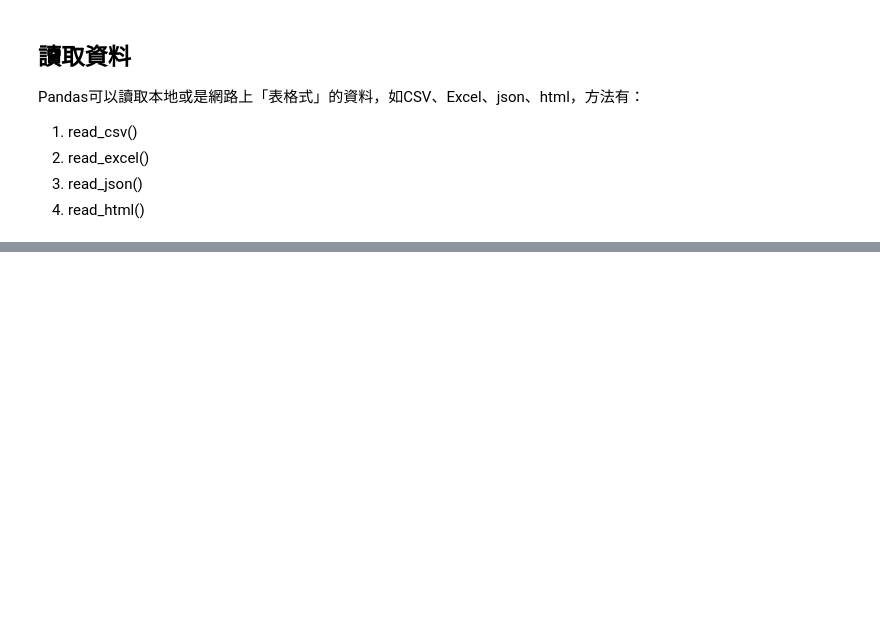
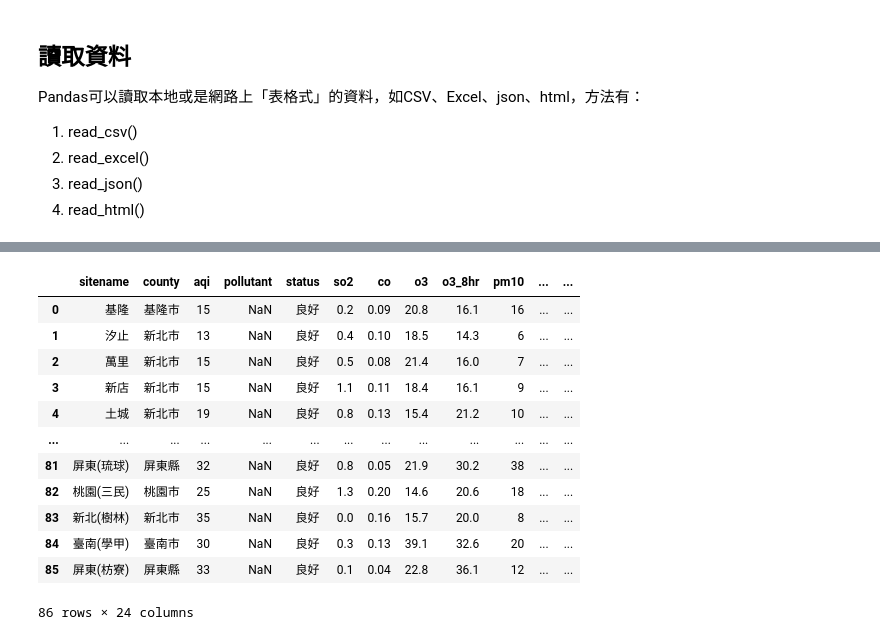
Before and after one commit to ss1111119/Myfirstproject, a Jupyter notebook: 20220823.ipynb, the cells around one changed output, grey strips where cells are left out. Saved outputs shown, nothing was run; the diff lists cells and outputs as text; code cells hidden in the pictures; blank space fills up the shorter version.

```diff
--- a/20220823.ipynb
+++ b/20220823.ipynb
@@ -216,0 +250,23 @@ Pandas可以讀取本地或是網路上「表格式」的資料，如CSV、Excel
+# %%
+# 讀取網路上的CSV檔
+import pandas as pd
+# 空氣品質指標(AQI) https://data.gov.tw/dataset/40448
+# https://data.epa.gov.tw/api/v1/aqx_p_432?limit=1000&api_key=9be7b239-557b-4c10-9775-78cadfc555e9&sort=ImportDate%20desc&format=csv
+
+url = "https://data.epa.gov.tw/api/v2/aqx_p_432?format=csv&api_key="
+df = pd.read_csv(url)
+df
+# %% [output]
+|  | sitename | county | aqi | pollutant | status | so2 | co | o3 | o3_8hr | pm10 | ... | ... |
+| 0 | 基隆 | 基隆市 | 15 | NaN | 良好 | 0.2 | 0.09 | 20.8 | 16.1 | 16 | ... | ... |
+| 1 | 汐止 | 新北市 | 13 | NaN | 良好 | 0.4 | 0.10 | 18.5 | 14.3 | 6 | ... | ... |
+| 2 | 萬里 | 新北市 | 15 | NaN | 良好 | 0.5 | 0.08 | 21.4 | 16.0 | 7 | ... | ... |
+| 3 | 新店 | 新北市 | 15 | NaN | 良好 | 1.1 | 0.11 | 18.4 | 16.1 | 9 | ... | ... |
+| 4 | 土城 | 新北市 | 19 | NaN | 良好 | 0.8 | 0.13 | 15.4 | 21.2 | 10 | ... | ... |
+| ... | ... | ... | ... | ... | ... | ... | ... | ... | ... | ... | ... | ... |
+| 81 | 屏東(琉球) | 屏東縣 | 32 | NaN | 良好 | 0.8 | 0.05 | 21.9 | 30.2 | 38 | ... | ... |
+| 82 | 桃園(三民) | 桃園市 | 25 | NaN | 良好 | 1.3 | 0.20 | 14.6 | 20.6 | 18 | ... | ... |
+| 83 | 新北(樹林) | 新北市 | 35 | NaN | 良好 | 0.0 | 0.16 | 15.7 | 20.0 | 8 | ... | ... |
+| 84 | 臺南(學甲) | 臺南市 | 30 | NaN | 良好 | 0.3 | 0.13 | 39.1 | 32.6 | 20 | ... | ... |
+| 85 | 屏東(枋寮) | 屏東縣 | 33 | NaN | 良好 | 0.1 | 0.04 | 22.8 | 36.1 | 12 | ... | ... |
+86 rows × 24 columns
```
Also changed, not shown: parts of 3 cells of this notebook.
